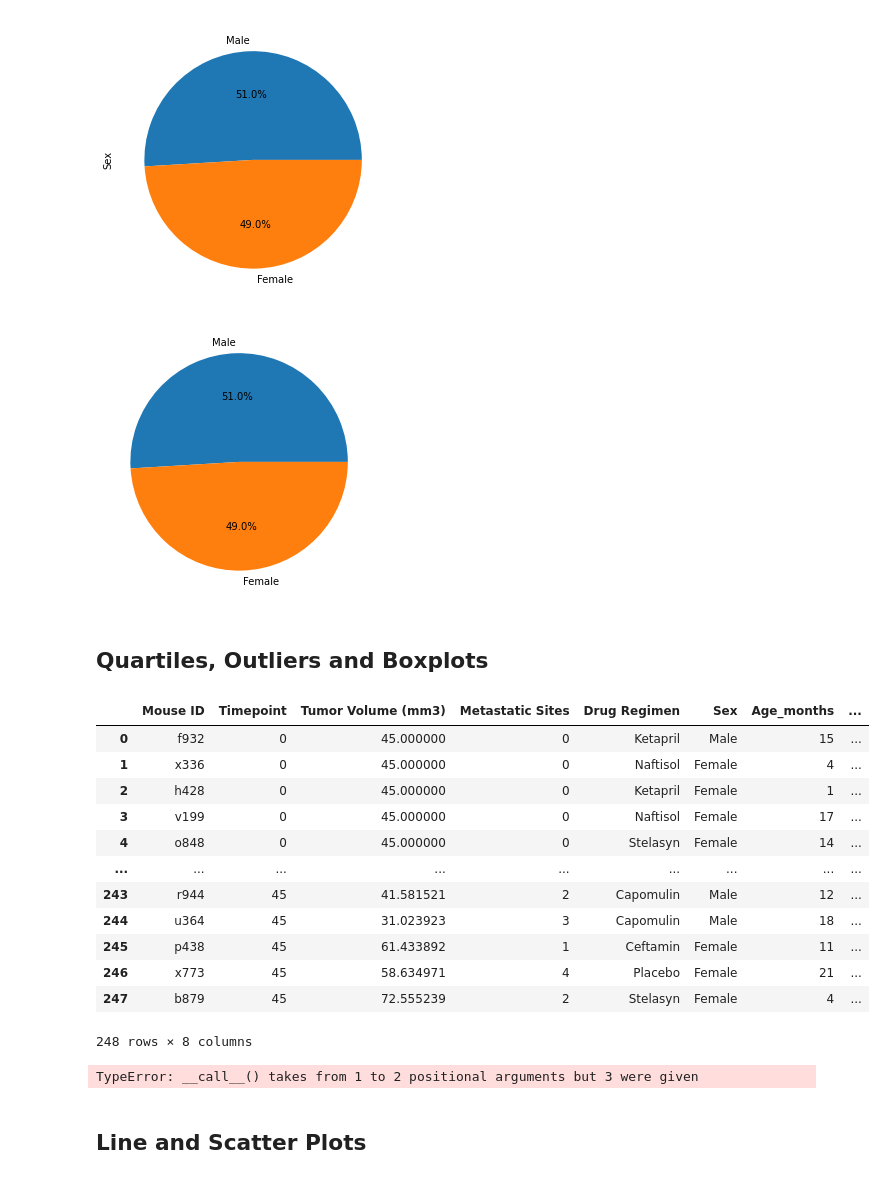
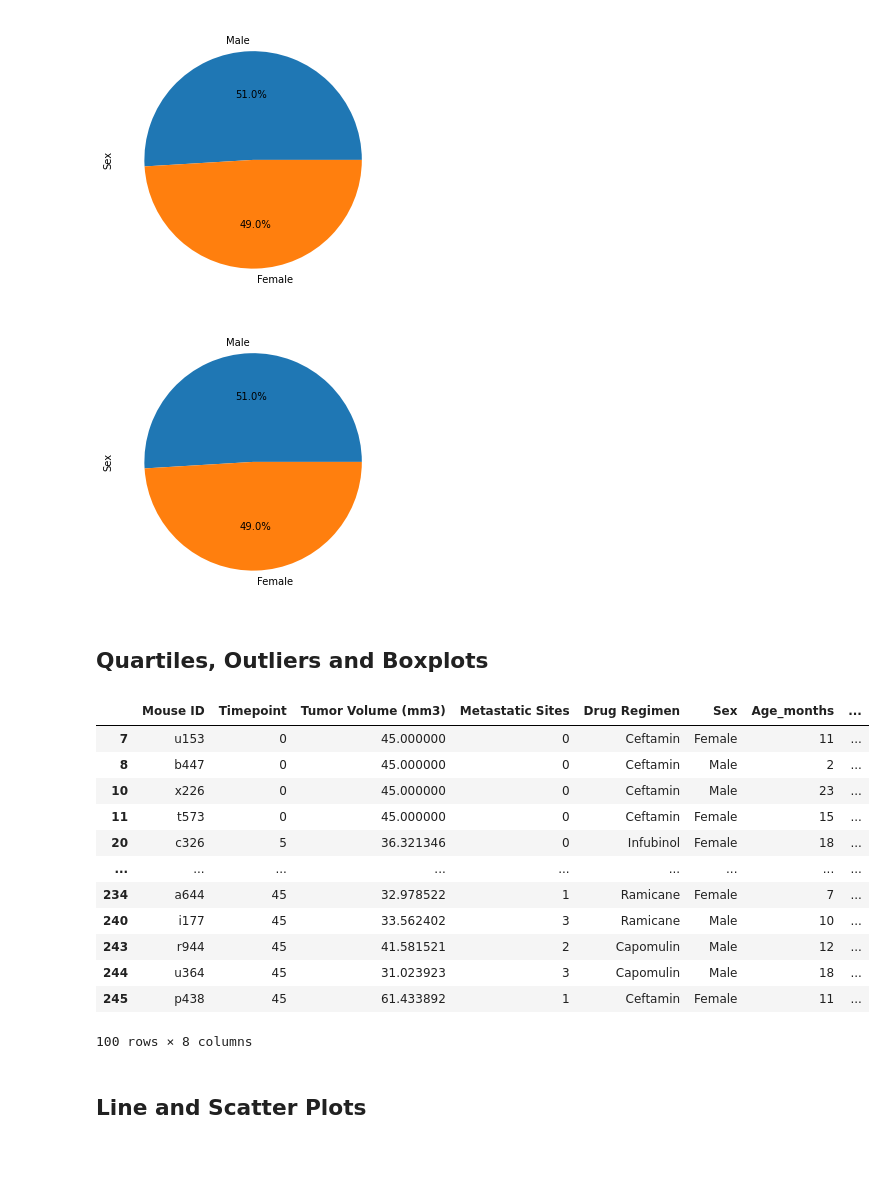
Before and after one commit to rhisehl/Cancer-Research-Report, a Jupyter notebook: pymaceuticals_analysis.ipynb, the cells around one changed output. Cells and saved outputs as stored; diff of their text form; code cells hidden in the pictures.

```diff
--- a/pymaceuticals_analysis.ipynb
+++ b/pymaceuticals_analysis.ipynb
@@ -144,66 +146,41 @@ sex_pd_plot = sex_df.plot.pie(y="Sex",figsize=(5,5),autopct='%1.1f%%',legend=Fal
 # Generate a pie plot showing the distribution of female versus male mice using pyplot
 sex_plot = plt.figure(figsize=(5,5))
 sex_plot = plt.pie(sex_df["Sex"],labels = ["Male","Female"],autopct='%1.1f%%')
-
-sex_plot = plt.ylabel = "Sex"
+sex_plot = plt.ylabel("Sex")
 #cannot get the Y label to show up as in the Pandas version of the code
-sex_plot = plt.show()
+plt.show()
 # %% [output]
-[figure, old version]
+[figure, new version]
 # %% [markdown]
 ## Quartiles, Outliers and Boxplots
 # %%
 # Calculate the final tumor volume of each mouse across four of the treatment regimens:
 # Capomulin, Ramicane, Infubinol, and Ceftamin
 
 # Start by getting the last (greatest) timepoint for each mouse
 maxtime_df = pd.DataFrame(clean_study_df.groupby("Mouse ID").max()["Timepoint"])
 
 
 # Merge this group df with the original DataFrame to get the tumor volume at the last timepoint
 max_timepoint_df = pd.merge(clean_study_df, maxtime_df, on=("Mouse ID", "Timepoint"), how="right")
-max_timepoint_df
+#max_timepoint_df
+
+chosen_treatments = max_timepoint_df.loc[(max_timepoint_df["Drug Regimen"] == "Capomulin") |
+                                         (max_timepoint_df["Drug Regimen"] == "Ramicane") |
+                                         (max_timepoint_df["Drug Regimen"] == "Infubinol") |
+                                        ( max_timepoint_df["Drug Regimen"] ==  "Ceftamin")]
+chosen_treatments
 # %% [output]
 |  | Mouse ID | Timepoint | Tumor Volume (mm3) | Metastatic Sites | Drug Regimen | Sex | Age_months | ... |
-| 0 | f932 | 0 | 45.000000 | 0 | Ketapril | Male | 15 | ... |
-| 1 | x336 | 0 | 45.000000 | 0 | Naftisol | Female | 4 | ... |
-| 2 | h428 | 0 | 45.000000 | 0 | Ketapril | Female | 1 | ... |
-| 3 | v199 | 0 | 45.000000 | 0 | Naftisol | Female | 17 | ... |
-| 4 | o848 | 0 | 45.000000 | 0 | Stelasyn | Female | 14 | ... |
+| 7 | u153 | 0 | 45.000000 | 0 | Ceftamin | Female | 11 | ... |
+| 8 | b447 | 0 | 45.000000 | 0 | Ceftamin | Male | 2 | ... |
+| 10 | x226 | 0 | 45.000000 | 0 | Ceftamin | Male | 23 | ... |
+| 11 | t573 | 0 | 45.000000 | 0 | Ceftamin | Female | 15 | ... |
+| 20 | c326 | 5 | 36.321346 | 0 | Infubinol | Female | 18 | ... |
 | ... | ... | ... | ... | ... | ... | ... | ... | ... |
+| 234 | a644 | 45 | 32.978522 | 1 | Ramicane | Female | 7 | ... |
+| 240 | i177 | 45 | 33.562402 | 3 | Ramicane | Male | 10 | ... |
 | 243 | r944 | 45 | 41.581521 | 2 | Capomulin | Male | 12 | ... |
 | 244 | u364 | 45 | 31.023923 | 3 | Capomulin | Male | 18 | ... |
 | 245 | p438 | 45 | 61.433892 | 1 | Ceftamin | Female | 11 | ... |
-| 246 | x773 | 45 | 58.634971 | 4 | Placebo | Female | 21 | ... |
-| 247 | b879 | 45 | 72.555239 | 2 | Stelasyn | Female | 4 | ... |
-248 rows × 8 columns
+100 rows × 8 columns
-# %%
-# Put treatments into a list for for loop (and later for plot labels)
-treatments = max_timepoint_df["Drug Regimen"].unique()
-treatments
-
-# Create empty list to fill with tumor vol data (for plotting)
-tumor_vols = {}
-
-
-# for rows in table, append the tumor vol to the matching treatment key in the dictionary
-
-for row in max_timepoint_df:
-    tx = max_timepoint_df.loc(row,'Drug Regimen')
-    vol = max_timepoint_df.loc(row,'Tumor Volume (mm3)')
-    #if tx in tumor_vols.keys():
-    tumor_vols(tx).append(vol) #= tumor_vols(tx).append(vol)
-
-tumor_vols
-# Calculate the IQR and quantitatively determine if there are any potential outliers.
-
-
-    # Locate the rows which contain mice on each drug and get the tumor volumes
-
-
-    # add subset
-
-
-    # Determine outliers using upper and lower bounds
-# %% [output]
-TypeError: __call__() takes from 1 to 2 positional arguments but 3 were given
```
Also changed, not shown: parts of 3 cells of this notebook.
